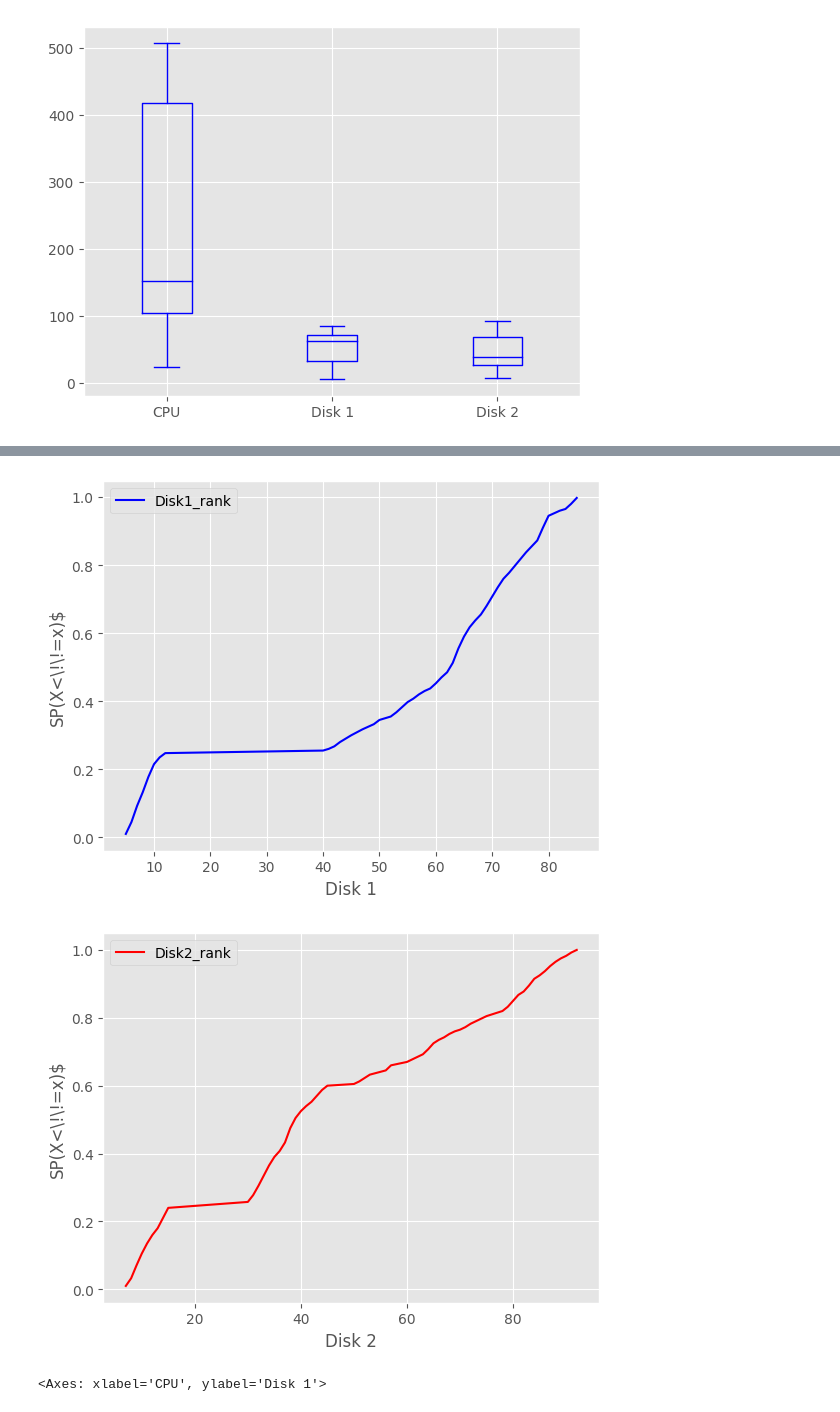
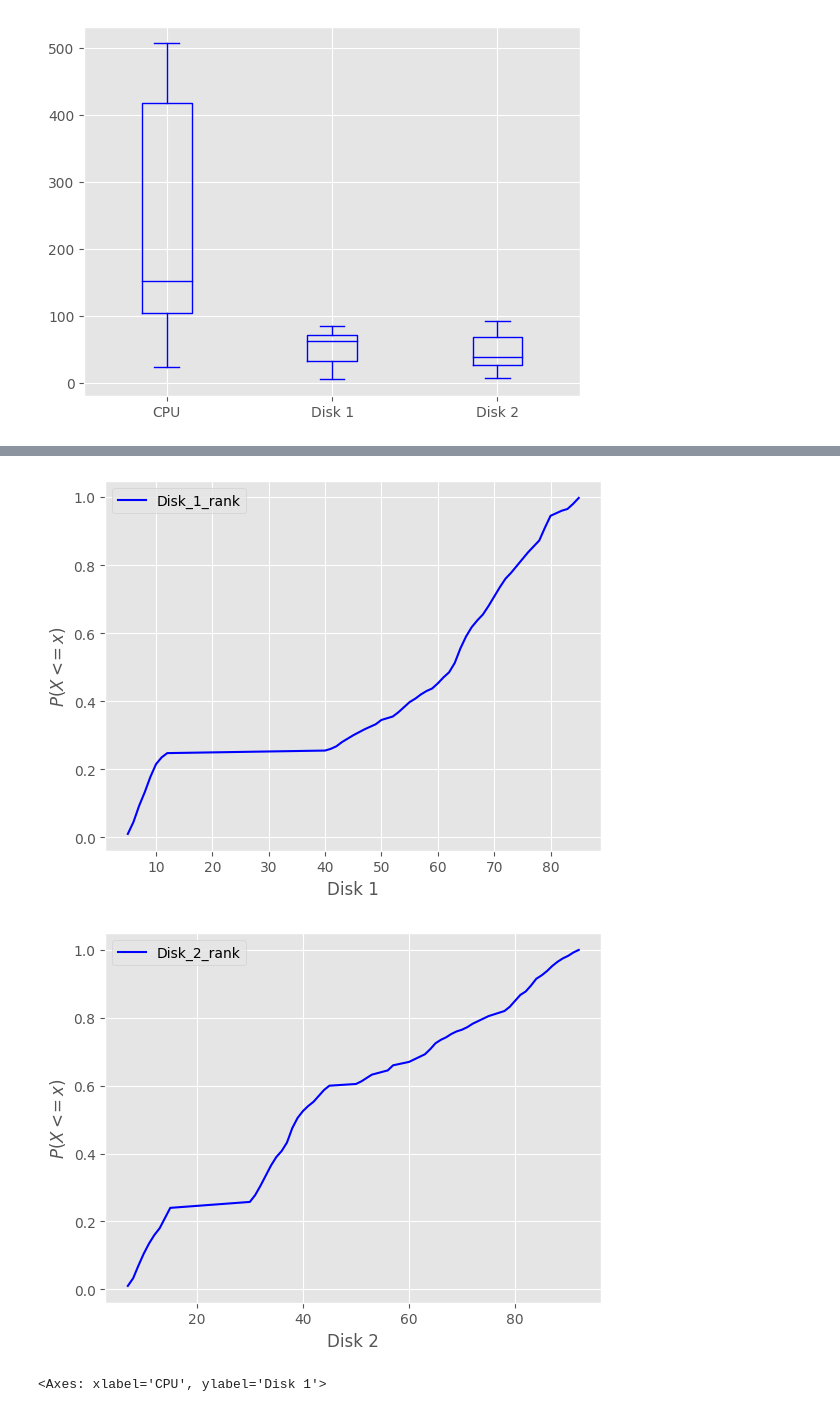
Before and after one commit to joaomarcostg/ADS, a Jupyter notebook: SumarizaçãoEstatisticaADS.ipynb, the cells around one changed output, grey strips where cells are left out. Drawn from its saved outputs; the diff is of its cells as text; code cells hidden in the pictures.

```diff
--- a/SumarizaçãoEstatisticaADS.ipynb
+++ b/SumarizaçãoEstatisticaADS.ipynb
@@ -23,0 +35,4 @@ ModuleNotFoundError: No module named 'seaborn'
+# %%
+df=pd.read_csv('./DBMS-Performance-Monitor-Log.csv',\
+               sep='\t',decimal=',')
+df.head()
@@ -63,17 +122,17 @@ plt.draw()
 # %%
-df['Disk1_rank']=df['Disk 1'].rank(method='average',pct=True)
-df.sort_values('Disk 1').plot(x='Disk 1',y='Disk1_rank',grid=True,color='blue')
-plt.ylabel(r"SP(X<\!\!=x)$")
+df['Disk_1_rank'] = df['Disk 1'].rank(method = 'average', pct = True)
+df.sort_values('Disk 1').plot(x = 'Disk 1', y = 'Disk_1_rank', grid = True, color='blue')
+plt.ylabel(r"$P(X <\!\!= x)$")
 plt.draw()
 # %% [output]
-[figure, old version]
+[figure, new version]
 # %%
-df['Disk2_rank']=df['Disk 2'].rank(method='average',pct=True)
-df.sort_values('Disk 2').plot(x='Disk 2',y='Disk2_rank',grid=True,color='red')
-plt.ylabel(r"SP(X<\!\!=x)$")
+df['Disk_2_rank'] = df['Disk 2'].rank(method = 'average', pct = True)
+df.sort_values('Disk 2').plot(x = 'Disk 2', y = 'Disk_2_rank', grid = True, color='blue')
+plt.ylabel(r"$P(X <\!\!= x)$")
 plt.draw()
 # %% [output]
-[figure, old version]
+[figure, new version]
 # %%
 #Clusters naturais
 df.plot.scatter(x='CPU',y='Disk 1',color='blue')
```
Also changed, not shown: parts of 30 cells of this notebook, 41 other files.
